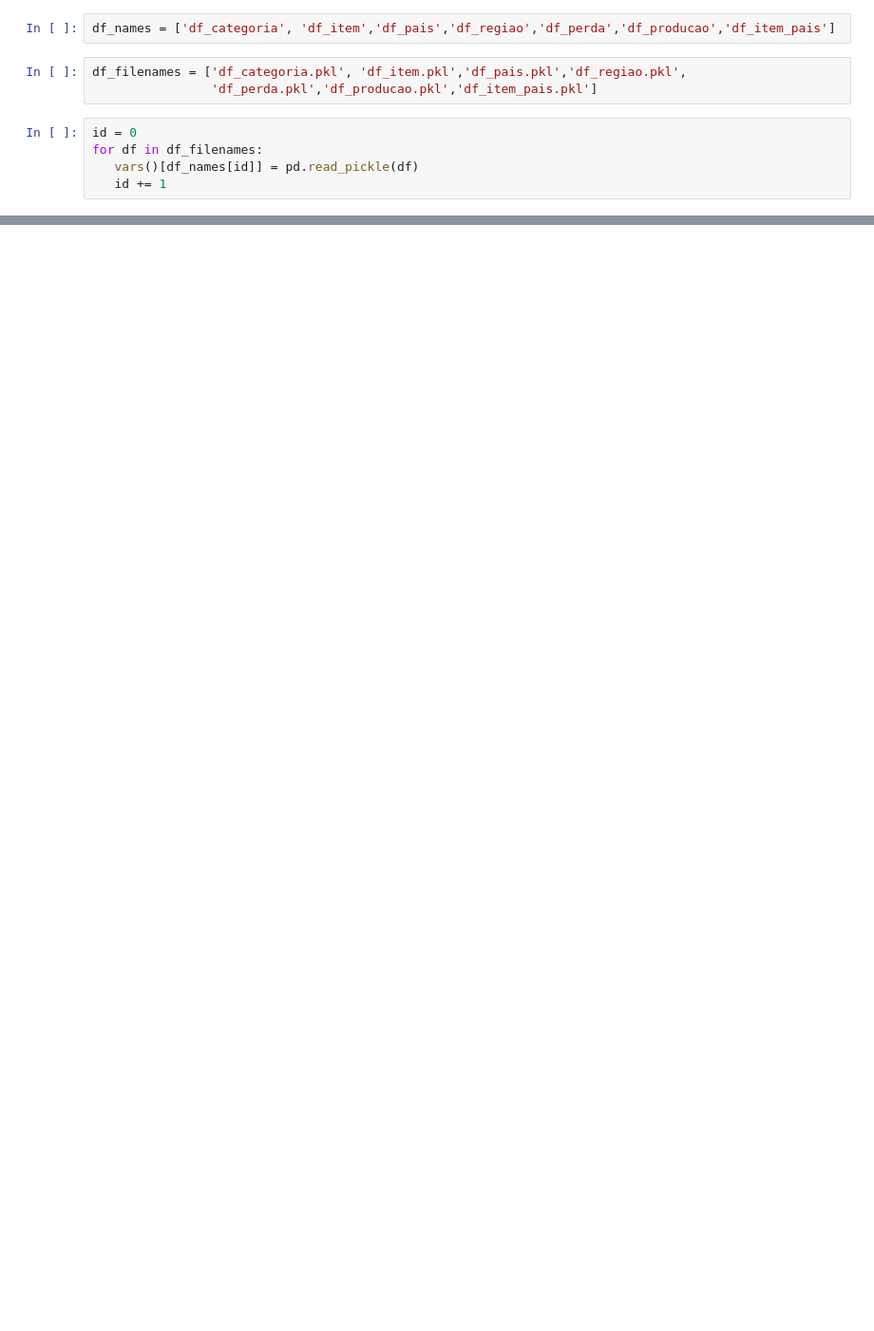
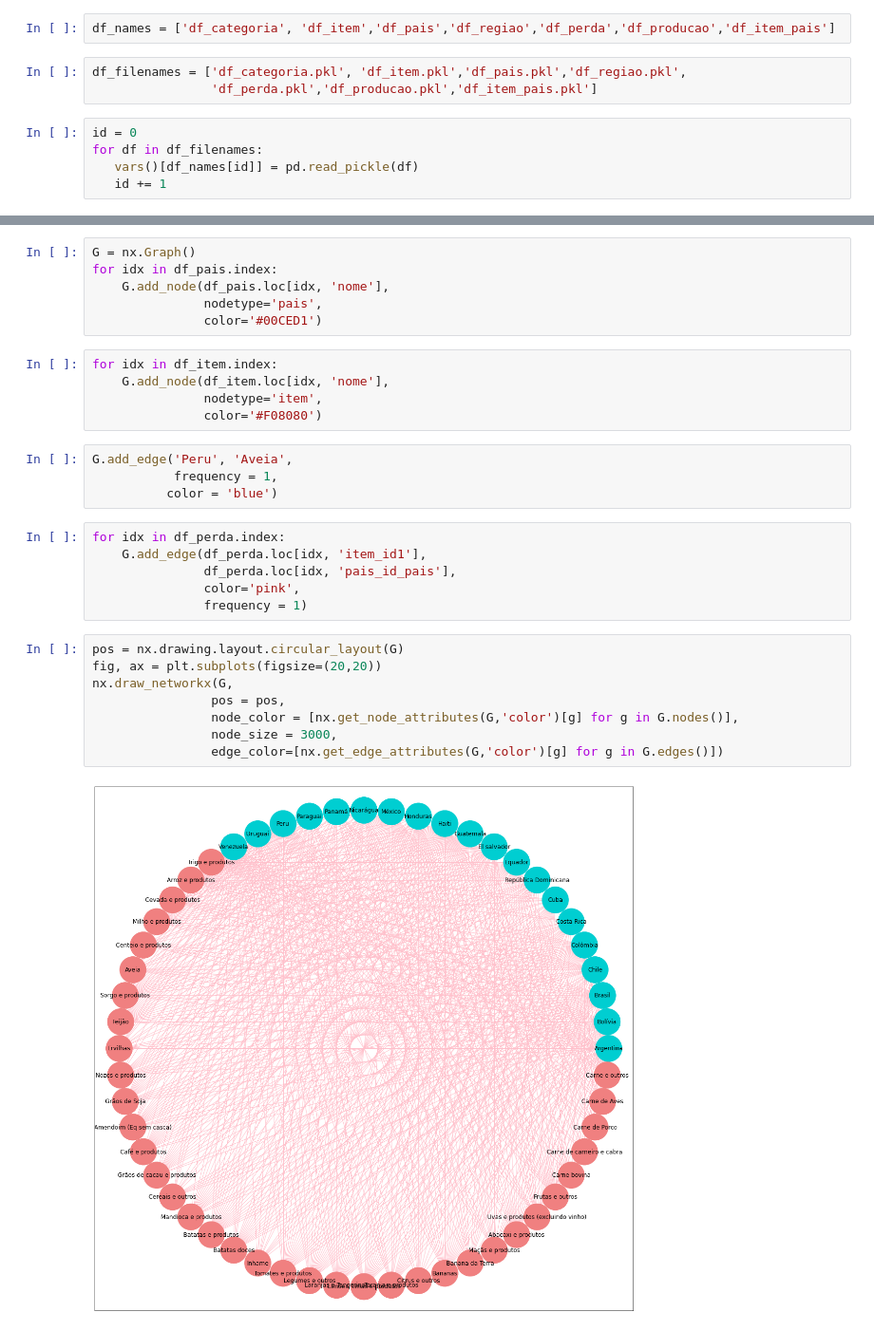
Before and after one commit to Cristiananc/Introduction-to-Databases, a Jupyter notebook: A2/Grafo.ipynb, the cells around one changed output, grey strips where cells are left out. Shown at 95% size. Cells and saved outputs as stored; diff of their text form; blank space fills up the shorter version.

```diff
--- a/A2/Grafo.ipynb
+++ b/A2/Grafo.ipynb
@@ -29,0 +38,31 @@ Aqui estamos limitando os dados que serão utilizados na criação do grafo, uma
+# %%
+G = nx.Graph()
+for idx in df_pais.index:
+    G.add_node(df_pais.loc[idx, 'nome'],
+               nodetype='pais',
+               color='#00CED1')
+# %%
+for idx in df_item.index:
+    G.add_node(df_item.loc[idx, 'nome'],
+               nodetype='item',
+               color='#F08080')
+# %%
+G.add_edge('Peru', 'Aveia',
+           frequency = 1,
+          color = 'blue')
+# %%
+for idx in df_perda.index:
+    G.add_edge(df_perda.loc[idx, 'item_id1'],
+               df_perda.loc[idx, 'pais_id_pais'],
+               color='pink',
+               frequency = 1)
+# %%
+pos = nx.drawing.layout.circular_layout(G)
+fig, ax = plt.subplots(figsize=(20,20))
+nx.draw_networkx(G,
+                pos = pos,
+                node_color = [nx.get_node_attributes(G,'color')[g] for g in G.nodes()],
+                node_size = 3000,
+                edge_color=[nx.get_edge_attributes(G,'color')[g] for g in G.edges()])
+# %% [output]
+[figure, added]
```
Also changed, not shown: parts of 11 cells of this notebook.
